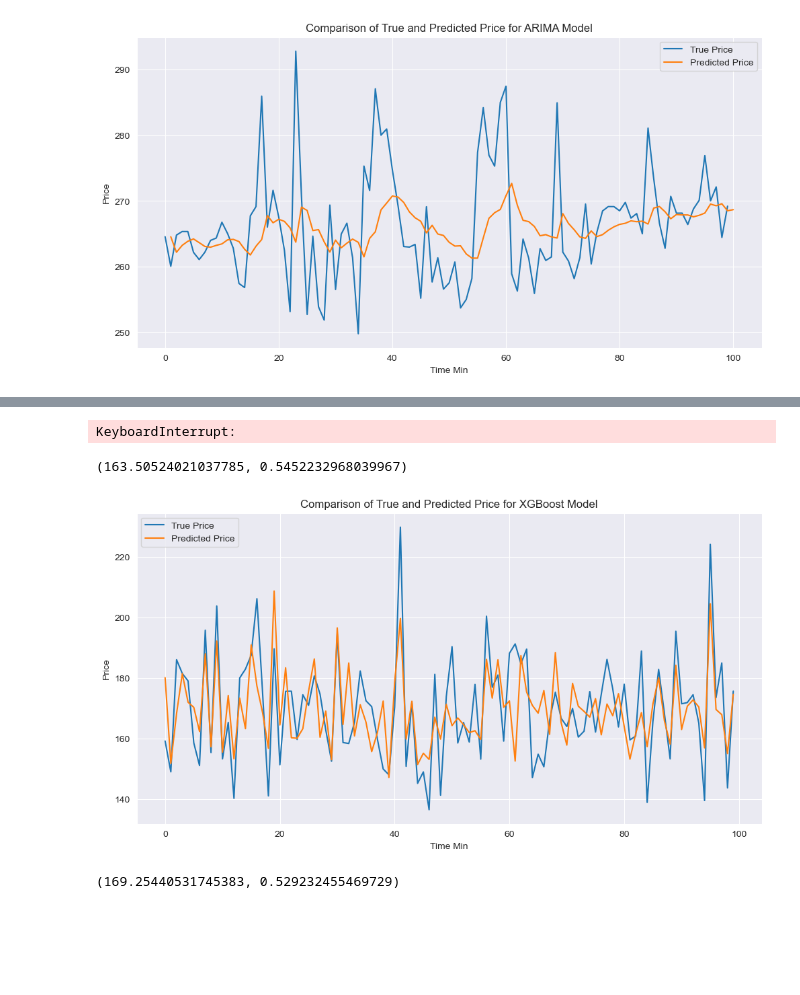
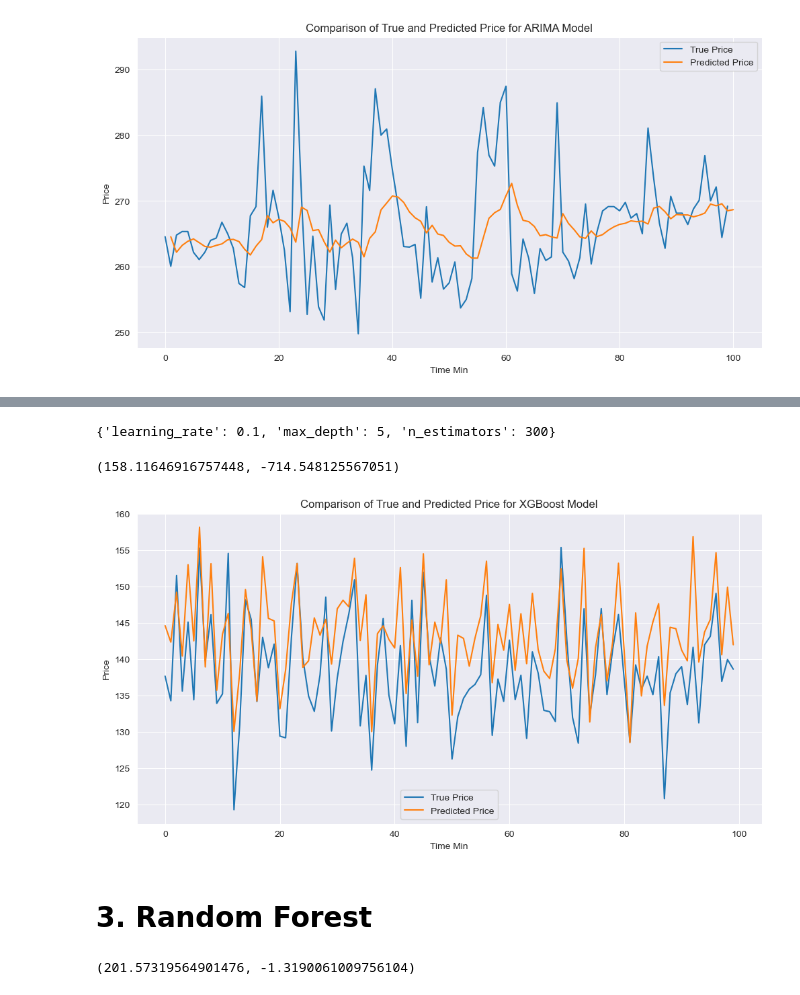
Before and after one commit to UoB-DSMP-2023-24/dsmp-2024-group23, a Jupyter notebook: Final/Modeling/Baseline_models.ipynb, the cells around one changed output, grey strips where cells are left out. Cells and saved outputs as stored; diff of their text form; code cells hidden in the pictures; blank space fills up the shorter version.

```diff
--- a/Final/Modeling/Baseline_models.ipynb
+++ b/Final/Modeling/Baseline_models.ipynb
@@ -32,0 +118,10 @@ lob_data
+# %%
+# drop na
+lob_data.dropna(inplace=True)
+
+# split data
+split_index = int(0.8 * len(lob_data))
+features = ['Total Bid Quantity', 'Total Ask Quantity', 'Min Ask Quantity', 'Max Bid Quantity', 'ofi', 'RSI', 'MA', 'Momentum']
+target = 'price'
+X_train, X_test = lob_data[features][:split_index], lob_data[features][split_index:]
+y_train, y_test = lob_data[target][:split_index], lob_data[target][split_index:]
@@ -214,23 +271,9 @@ lob_data[['Datetime', 'Min Ask Price', 'MA20', 'RSI20','Momentum20']].head(30)
 # %%
 # 使用XGBoost模型进行预测
-# 选取特征和目标变量
-X = lob_data[['Total Bid Quantity', 'Total Ask Quantity','Max Bid Price','RSI20','MA20' ,'Momentum20']]
-y = lob_data['Min Ask Price']
-
-# # 删除包含缺失值的行
-X = X.dropna()
-y = y[X.index]
-
-# 划分训练集和测试集
-train_size = int(0.9 * len(lob_data))
-X_train, X_test = X[:train_size], X[train_size:]
-y_train, y_test = y[:train_size], y[train_size:]
-
-
 # # 标准化特征,只对非时间特征进行标准化
 scaler = StandardScaler()
-X_train.iloc[:, :6] = scaler.fit_transform(X_train.iloc[:, :6])
-X_test.iloc[:, :6] = scaler.transform(X_test.iloc[:, :6])
+X_train_scaled = scaler.fit_transform(X_train)
+X_test_scaled = scaler.transform(X_test)
 # %%
 # 使用TimeSeriesSplit进行交叉验证，并使用grid search寻找最佳参数
 tscv = TimeSeriesSplit(n_splits=5)
@@ -245,40 +288,42 @@ param_grid = {
 # 使用GridSearchCV进行交叉验证
 xgb_model = XGBRegressor(objective='reg:squarederror', random_state=42)
 grid_search = GridSearchCV(xgb_model, param_grid, cv=tscv, scoring='neg_mean_squared_error',n_jobs=-1)
-grid_search.fit(X, y)
+grid_search.fit(X_train_scaled, y_train)
 
 # 输出最佳参数
 grid_search.best_params_ # {'learning_rate': 0.1, 'max_depth': 3, 'n_estimators': 200}
 # %% [output]
-KeyboardInterrupt:
+{'learning_rate': 0.1, 'max_depth': 5, 'n_estimators': 300}
 # %%
 # 使用最佳参数训练模型
 xgb_model = XGBRegressor(objective='reg:squarederror', n_estimators=300, max_depth=5, learning_rate=0.1, random_state=42,n_jobs=-1)
-xgb_model.fit(X_train, y_train)
+xgb_model.fit(X_train_scaled, y_train)
 
 # 预测测试集
-y_pred = xgb_model.predict(X_test)
+y_pred_xgb = xgb_model.predict(X_test_scaled)
 
 # 计算测试集的MSE
-mse = np.mean((y_pred - y_test) ** 2)
+mse = np.mean((y_pred_xgb - y_test) ** 2)
 # 计算R^2
 r2 = xgb_model.score(X_test, y_test)
 mse, r2
 # %% [output]
-(163.50524021037785, 0.5452232968039967)
+(158.11646916757448, -714.548125567051)
 # %%
 y_test_value=y_test.values
 # 对比预测值和真实值,
 plt.figure(figsize=(12, 6))
-plt.plot(y_test_value[0:100], label='True Price')
-plt.plot(y_pred[0:100], label='Predicted Price')
+plt.plot(y_test_value[1000:1100], label='True Price')
+plt.plot(y_pred_xgb[1000:1100] ,label='Predicted Price')
 plt.title('Comparison of True and Predicted Price for XGBoost Model')
 plt.xlabel('Time Min')
 plt.ylabel('Price')
 plt.legend()
 plt.show()
 # %% [output]
-[figure, old version]
+[figure, new version]
+# %% [markdown]
+# 3. Random Forest
 # %%
 # 随机森林模型预测
 from sklearn.ensemble import RandomForestRegressor
@@ -288,15 +333,15 @@ rf_model = RandomForestRegressor(n_estimators=100, random_state=42,n_jobs=-1)
 rf_model.fit(X_train, y_train)
 
 # 预测测试集
-y_pred = rf_model.predict(X_test)
+y_pred_rf = rf_model.predict(X_test)
 
 # 计算测试集的MSE
-mse = np.mean((y_pred - y_test) ** 2)
+mse = np.mean((y_pred_rf - y_test) ** 2)
 # 计算R^2
 r2 = rf_model.score(X_test, y_test)
 mse, r2
 # %% [output]
-(169.25440531745383, 0.529232455469729)
+(201.57319564901476, -1.3190061009756104)
 # %%
 y_test_value=y_test.values
 # 对比预测值和真实值,
```
Also changed, not shown: parts of 23 cells of this notebook.
